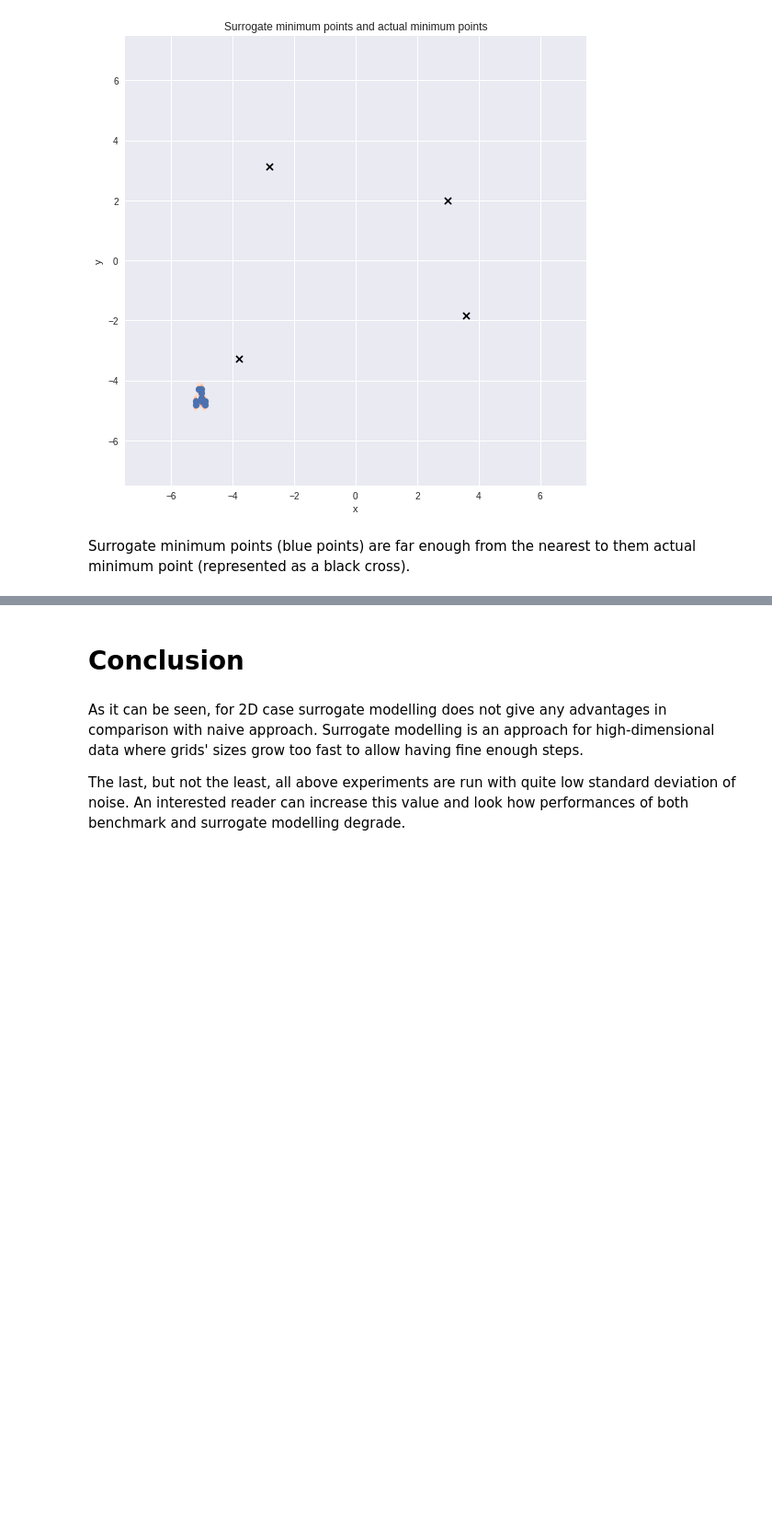
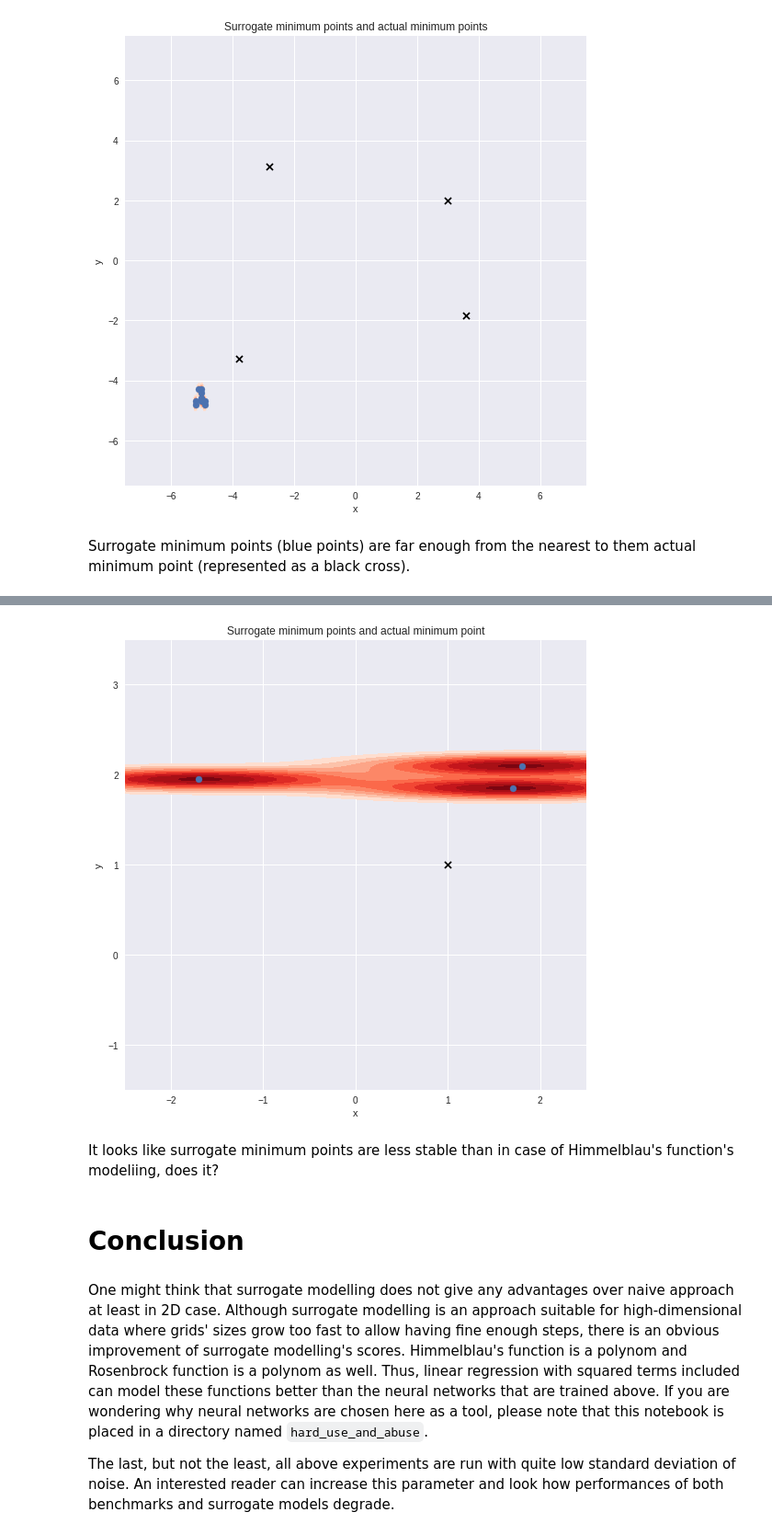
Before and after one commit to Nikolay-Lysenko/presentations, a Jupyter notebook: hard_use_and_abuse/surrogate_modelling_with_neural_networks.ipynb, the cells around one changed output, grey strips where cells are left out. Shown at 92% size. Saved outputs shown, nothing was run; the diff lists cells and outputs as text; code cells hidden in the pictures; blank space fills up the shorter version.

```diff
--- a/hard_use_and_abuse/surrogate_modelling_of_nonconvex_functions.ipynb
+++ b/hard_use_and_abuse/surrogate_modelling_with_neural_networks.ipynb
@@ -406,0 +426,18 @@ Surrogate minimum points (blue points) are far enough from the nearest to them a
+# %%
+def noisy_rosenbrock_function(x, y, noise_stddev=0, a=1, b=100):
+    """
+    Computes Rosenbrock function
+    with parameters `a` and `b`at
+    point (`x`, `y`) and adds some
+    Gaussian noise.
+
+    @type x: float
+    @type y: float
+    @type noise_stddev: float
+    @type a: float
+    @type b: float
+    @rtype: float
+    """
+    rosenbrock_value = (a - x)**2 + b * (y - x**2)**2
+    noise = np.random.normal(scale=noise_stddev, size=1)[0]
+    return rosenbrock_value + noise
@@ -407,6 +499,25 @@ Surrogate minimum points (blue points) are far enough from the nearest to them a
+# %%
+fig = plt.figure(figsize=(9, 9))
+ax = fig.add_subplot(111)
+ax.set_xlim(-2.5, 2.5)
+ax.set_ylim(-1.5, 3.5)
+ax.set_title('Surrogate minimum points and actual minimum point')
+ax.set_xlabel('x')
+ax.set_ylabel('y')
+
+sns.kdeplot(df['x'], df['y'], cmap='Reds', shade=True, shade_lowest=False, ax=ax)
+ax.scatter(df['x'], df['y'])
+
+rosenbrock_roots = pd.DataFrame([[1, 1]],
+                                 columns=['x', 'y'])
+_ = ax.scatter(rosenbrock_roots['x'], rosenbrock_roots['y'], marker='x', s=50, c='black')
+# %% [output]
+[figure, added]
+# %% [markdown]
+It looks like surrogate minimum points are less stable than in case of Himmelblau's function's modeliing, does it?
 # %% [markdown]
 # Conclusion
 # %% [markdown]
-As it can be seen, for 2D case surrogate modelling does not give any advantages in comparison with naive approach. Surrogate modelling is an approach for high-dimensional data where grids' sizes grow too fast to allow having fine enough steps.
+One might think that surrogate modelling does not give any advantages over naive approach at least in 2D case. Although surrogate modelling is an approach suitable for high-dimensional data where grids' sizes grow too fast to allow having fine enough steps, there is an obvious improvement of surrogate modelling's scores. Himmelblau's function is a polynom and Rosenbrock function is a polynom as well. Thus, linear regression with squared terms included can model these functions better than the neural networks that are trained above. If you are wondering why neural networks are chosen here as a tool, please note that this notebook is placed in a directory named `hard_use_and_abuse`.
 
-The last, but not the least, all above experiments are run with quite low standard deviation of noise. An interested reader can increase this value and look how performances of both benchmark and surrogate modelling degrade.
+The last, but not the least, all above experiments are run with quite low standard deviation of noise. An interested reader can increase this parameter and look how performances of both benchmarks and surrogate models degrade.
```
Also changed, not shown: parts of 9 cells of this notebook.
